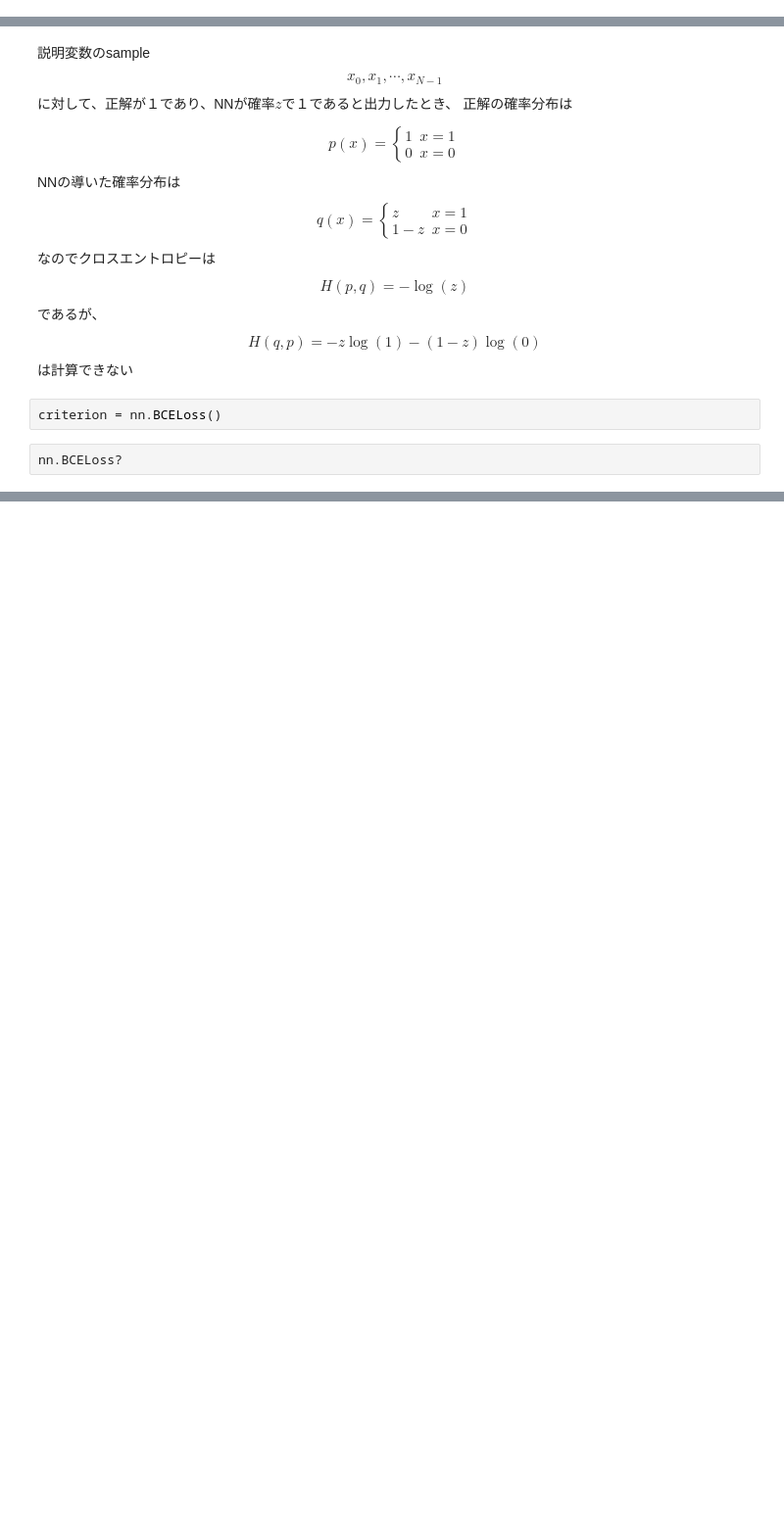
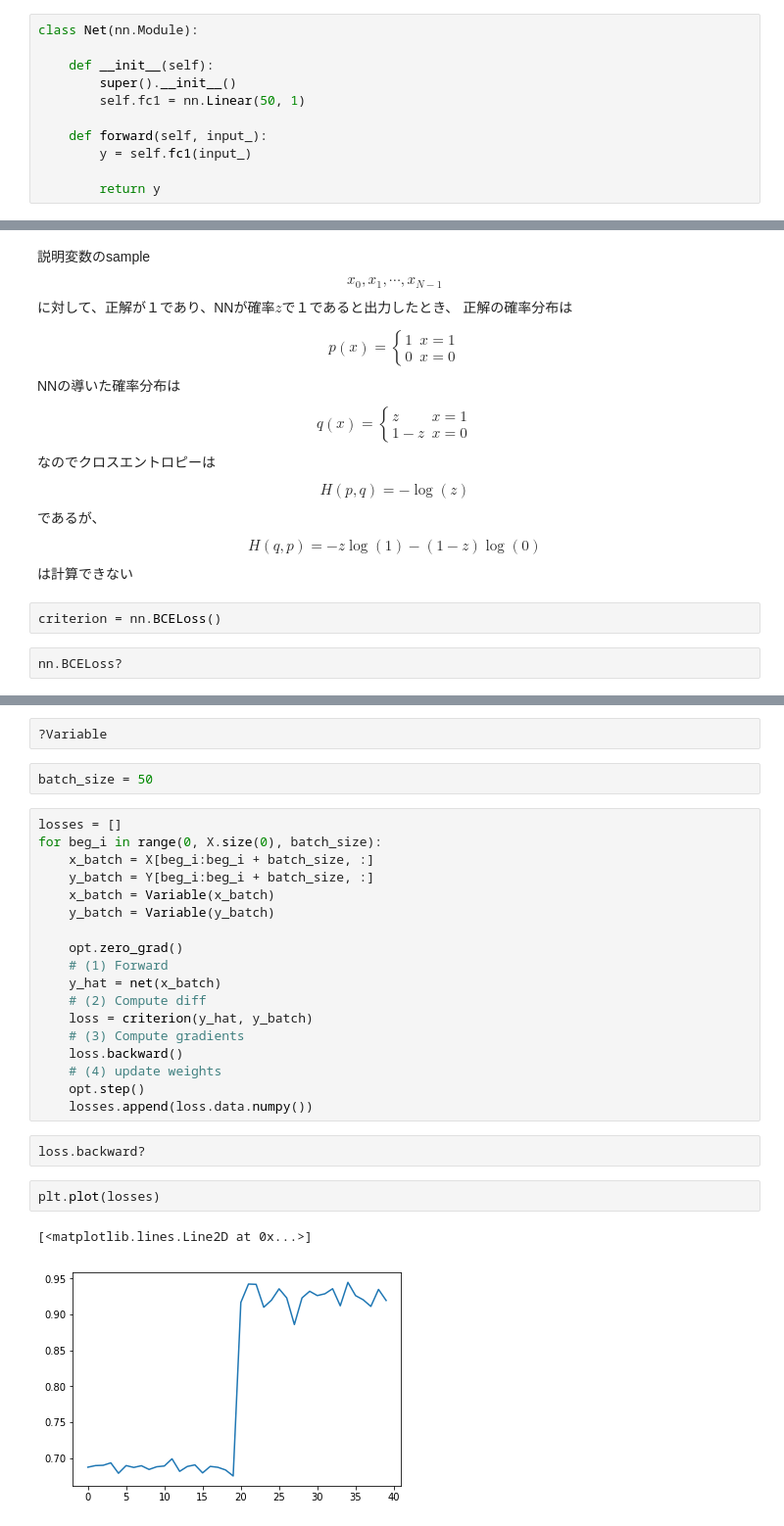
Before and after one commit to unagiinu2k/pytorch_sandbox, a Jupyter notebook: my_toy_nn.ipynb, the cells around one changed output, grey strips where cells are left out. Shown: that part at 98% size. Cells and saved outputs as stored; diff of their text form; blank space fills up the shorter version.

```diff
--- a/my_toy_nn.ipynb
+++ b/my_toy_nn.ipynb
@@ -51,3 +70,14 @@ torch.Size([1000, 1])
+# %%
+class Net(nn.Module):
+
+    def __init__(self):
+        super().__init__()
+        self.fc1 = nn.Linear(50, 1)
+
+    def forward(self, input_):
+        y = self.fc1(input_)
+
+        return y
 # %% [markdown]
 ##  線形変換＋sigmoid
 # %%
@@ -149,0 +219,29 @@ nn.BCELoss?
+# %%
+?Variable
+# %%
+batch_size = 50
+# %%
+losses = []
+for beg_i in range(0, X.size(0), batch_size):
+    x_batch = X[beg_i:beg_i + batch_size, :]
+    y_batch = Y[beg_i:beg_i + batch_size, :]
+    x_batch = Variable(x_batch)
+    y_batch = Variable(y_batch)
+
+    opt.zero_grad()
+    # (1) Forward
+    y_hat = net(x_batch)
+    # (2) Compute diff
+    loss = criterion(y_hat, y_batch)
+    # (3) Compute gradients
+    loss.backward()
+    # (4) update weights
+    opt.step()
+    losses.append(loss.data.numpy())
+# %%
+loss.backward?
+# %%
+plt.plot(losses)
+# %% [output]
+[<matplotlib.lines.Line2D at 0x...>]
+[figure, added]
```
Also changed, not shown: parts of 24 cells of this notebook, 1 other file.
